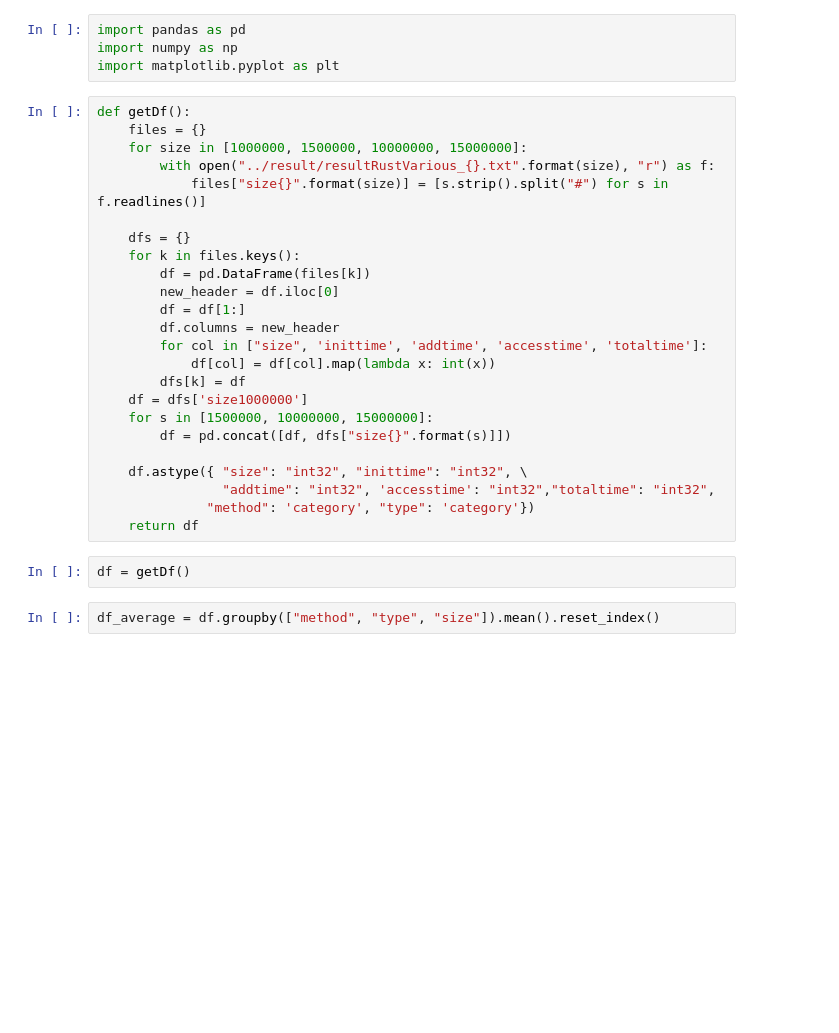
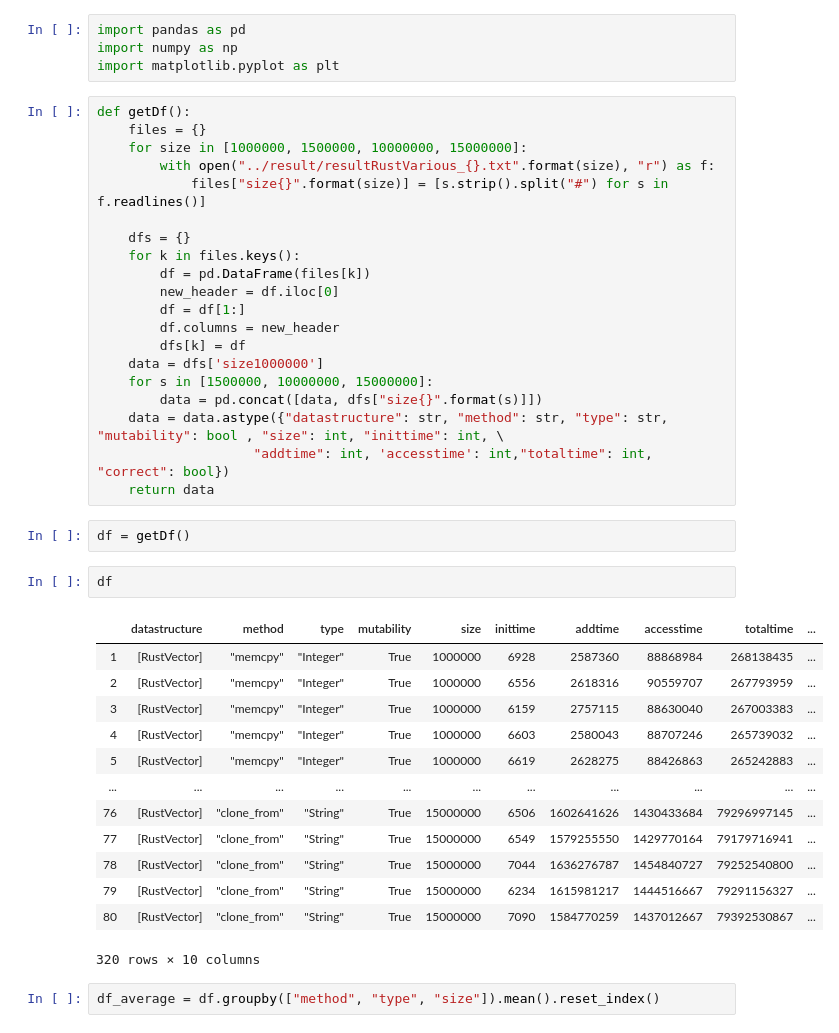
Before and after one commit to ShinsakuOkazaki/master-thesis, a Jupyter notebook: project/rust_memAlloc_various/analysis/visualization.ipynb, the cells around one changed output. Drawn from its saved outputs; the diff is of its cells as text; blank space fills up the shorter version.

```diff
--- a/project/rust_memAlloc_various/analysis/visualization.ipynb
+++ b/project/rust_memAlloc_various/analysis/visualization.ipynb
@@ -15,19 +15,31 @@ def getDf():
         new_header = df.iloc[0]
         df = df[1:]
         df.columns = new_header
-        for col in ["size", 'inittime', 'addtime', 'accesstime', 'totaltime']:
-            df[col] = df[col].map(lambda x: int(x))
         dfs[k] = df
-    df = dfs['size1000000']
+    data = dfs['size1000000']
     for s in [1500000, 10000000, 15000000]:
-        df = pd.concat([df, dfs["size{}".format(s)]])
-
-    df.astype({ "size": "int32", "inittime": "int32", \
-                "addtime": "int32", 'accesstime': "int32","totaltime": "int32",
-              "method": 'category', "type": 'category'})
-    return df
+        data = pd.concat([data, dfs["size{}".format(s)]])
+    data = data.astype({"datastructure": str, "method": str, "type": str, "mutability": bool , "size": int, "inittime": int, \
+                    "addtime": int, 'accesstime': int,"totaltime": int, "correct": bool})
+    return data
 # %%
 df = getDf()
+# %%
+df
+# %% [output]
+|  | datastructure | method | type | mutability | size | inittime | addtime | accesstime | totaltime | ... |
+| 1 | [RustVector] | "memcpy" | "Integer" | True | 1000000 | 6928 | 2587360 | 88868984 | 268138435 | ... |
+| 2 | [RustVector] | "memcpy" | "Integer" | True | 1000000 | 6556 | 2618316 | 90559707 | 267793959 | ... |
+| 3 | [RustVector] | "memcpy" | "Integer" | True | 1000000 | 6159 | 2757115 | 88630040 | 267003383 | ... |
+| 4 | [RustVector] | "memcpy" | "Integer" | True | 1000000 | 6603 | 2580043 | 88707246 | 265739032 | ... |
+| 5 | [RustVector] | "memcpy" | "Integer" | True | 1000000 | 6619 | 2628275 | 88426863 | 265242883 | ... |
+| ... | ... | ... | ... | ... | ... | ... | ... | ... | ... | ... |
+| 76 | [RustVector] | "clone_from" | "String" | True | 15000000 | 6506 | 1602641626 | 1430433684 | 79296997145 | ... |
+| 77 | [RustVector] | "clone_from" | "String" | True | 15000000 | 6549 | 1579255550 | 1429770164 | 79179716941 | ... |
+| 78 | [RustVector] | "clone_from" | "String" | True | 15000000 | 7044 | 1636276787 | 1454840727 | 79252540800 | ... |
+| 79 | [RustVector] | "clone_from" | "String" | True | 15000000 | 6234 | 1615981217 | 1444516667 | 79291156327 | ... |
+| 80 | [RustVector] | "clone_from" | "String" | True | 15000000 | 7090 | 1584770259 | 1437012667 | 79392530867 | ... |
+320 rows × 10 columns
 # %%
 df_average = df.groupby(["method", "type", "size"]).mean().reset_index()
 # %%
```
Also changed, not shown: parts of 4 cells of this notebook, 1 other file.
